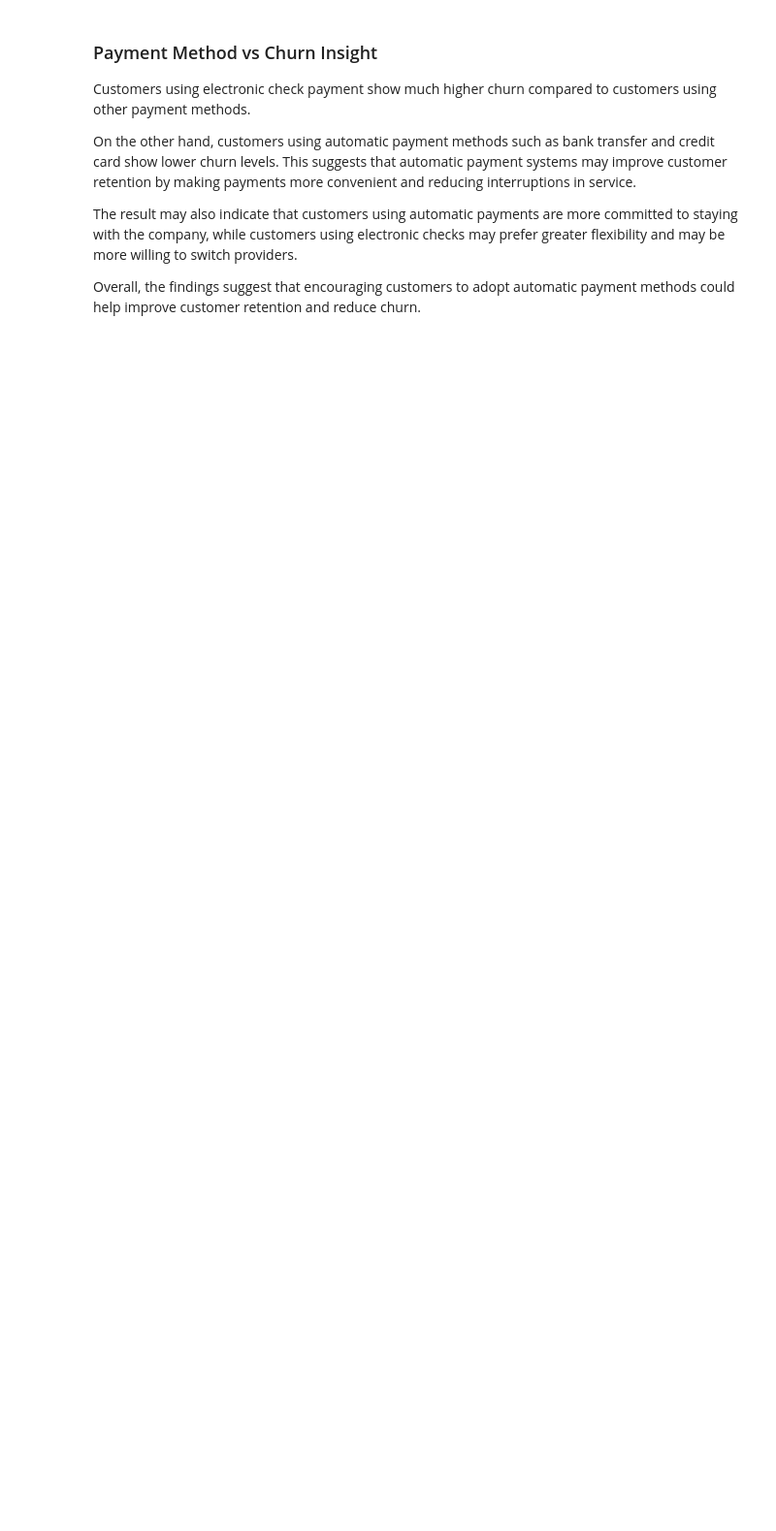
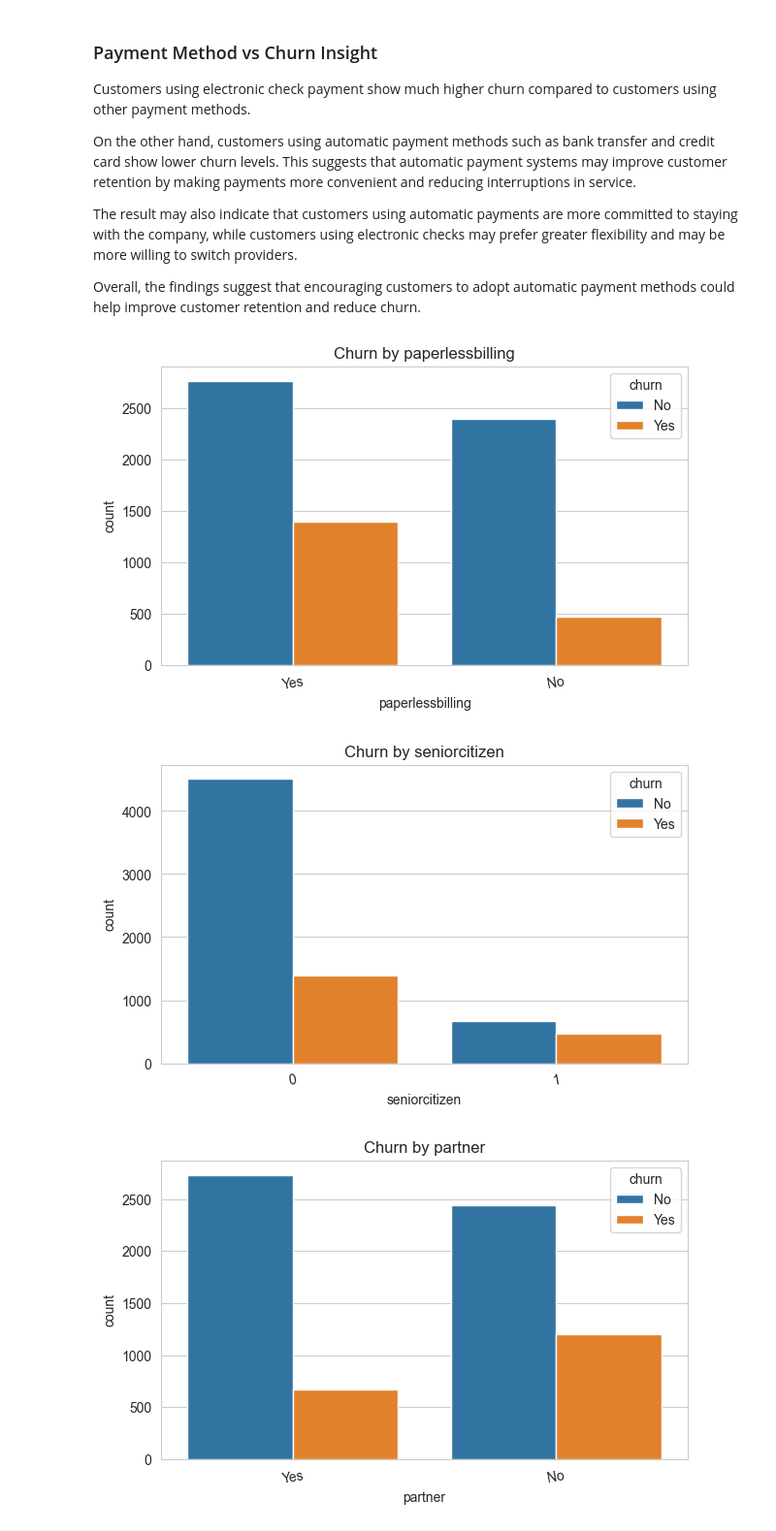
Before and after one commit to davidmba819/Customer-churn-ML, a Jupyter notebook: notebooks/EDA.ipynb, the cells around one changed output. Shown at 97% size. Drawn from its saved outputs; the diff is of its cells as text; code cells hidden in the pictures; blank space fills up the shorter version.

Commit message:
Added comprehensive EDA and churn analysis

```diff
--- a/notebooks/EDA.ipynb
+++ b/notebooks/EDA.ipynb
@@ -533,3 +530,35 @@ On the other hand, customers using automatic payment methods such as bank transf
 The result may also indicate that customers using automatic payments are more committed to staying with the company, while customers using electronic checks may prefer greater flexibility and may be more willing to switch providers.
 
 Overall, the findings suggest that encouraging customers to adopt automatic payment methods could help improve customer retention and reduce churn.
+# %%
+# Quick churn analysis for remaining categorical features
+
+remaining_cols = [
+    'paperlessbilling',
+    'seniorcitizen',
+    'partner',
+    'dependents',
+    'multiplelines',
+    'onlinebackup',
+    'deviceprotection',
+    'streamingtv',
+    'streamingmovies'
+]
+
+for col in remaining_cols:
+
+    plt.figure(figsize=(7,4))
+
+    sns.countplot(data=eda_df,
+                  x=col,
+                  hue='churn')
+
+    plt.title(f'Churn by {col}')
+
+    plt.xticks(rotation=10)
+
+    plt.show()
+# %% [output]
+[figure, added]
+[figure, added]
+[figure, added]
```
Also changed, not shown: parts of 12 cells of this notebook, 1 other file.
